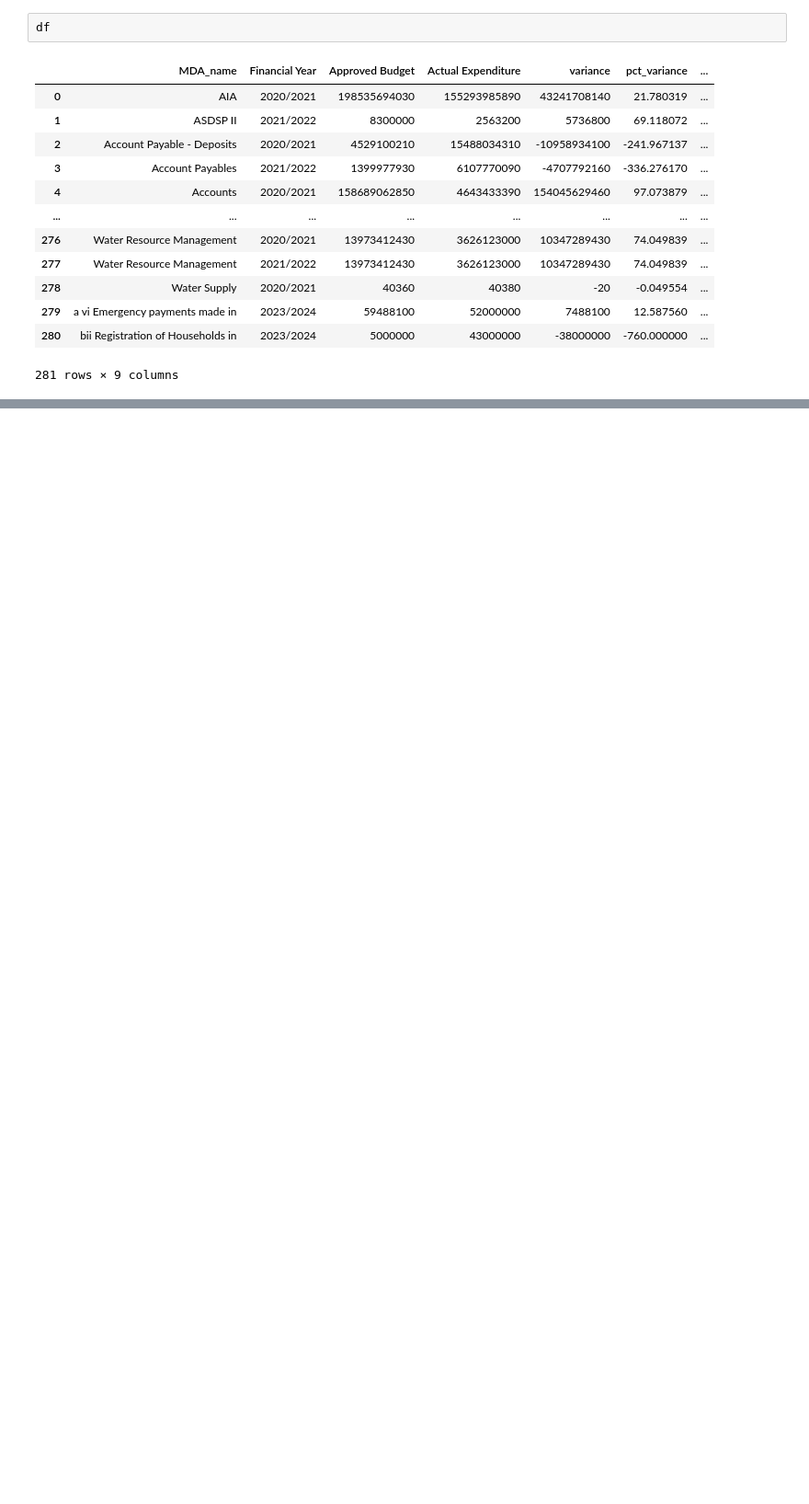
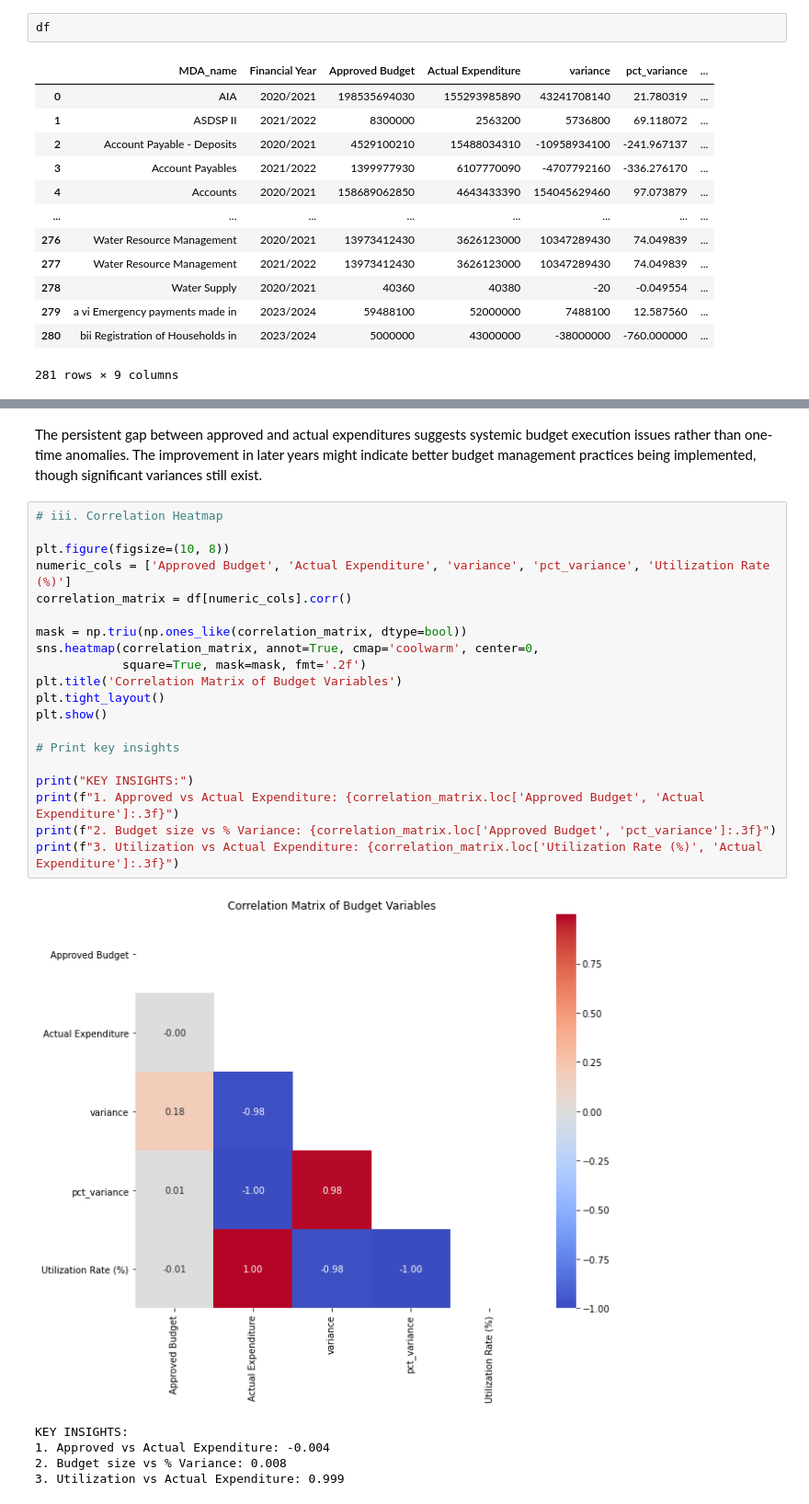
Before and after one commit to Sydney-Were/Analysis-of-National-Government-Ministries-Departments-and-Agencies-Budget-Data, a Jupyter notebook: Analysis.ipynb, the cells around one changed output, grey strips where cells are left out. Shown at 92% size. Drawn from its saved outputs; the diff is of its cells as text; blank space fills up the shorter version.

```diff
--- a/Analysis.ipynb
+++ b/Analysis.ipynb
@@ -368,0 +417,28 @@ df
+# %% [markdown]
+The persistent gap between approved and actual expenditures suggests systemic budget execution issues rather than one-time anomalies. The improvement in later years might indicate better budget management practices being implemented, though significant variances still exist.
+# %%
+# iii. Correlation Heatmap
+
+plt.figure(figsize=(10, 8))
+numeric_cols = ['Approved Budget', 'Actual Expenditure', 'variance', 'pct_variance', 'Utilization Rate (%)']
+correlation_matrix = df[numeric_cols].corr()
+
+mask = np.triu(np.ones_like(correlation_matrix, dtype=bool))
+sns.heatmap(correlation_matrix, annot=True, cmap='coolwarm', center=0,
+            square=True, mask=mask, fmt='.2f')
+plt.title('Correlation Matrix of Budget Variables')
+plt.tight_layout()
+plt.show()
+
+# Print key insights
+
+print("KEY INSIGHTS:")
+print(f"1. Approved vs Actual Expenditure: {correlation_matrix.loc['Approved Budget', 'Actual Expenditure']:.3f}")
+print(f"2. Budget size vs % Variance: {correlation_matrix.loc['Approved Budget', 'pct_variance']:.3f}")
+print(f"3. Utilization vs Actual Expenditure: {correlation_matrix.loc['Utilization Rate (%)', 'Actual Expenditure']:.3f}")
+# %% [output]
+[figure, added]
+KEY INSIGHTS:
+1. Approved vs Actual Expenditure: -0.004
+2. Budget size vs % Variance: 0.008
+3. Utilization vs Actual Expenditure: 0.999
```
Also changed, not shown: parts of 8 cells of this notebook.
